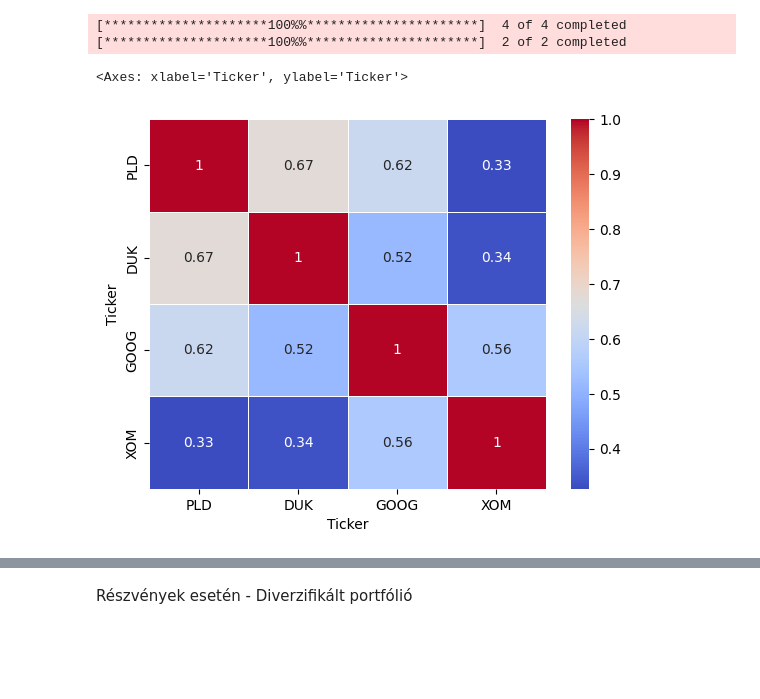
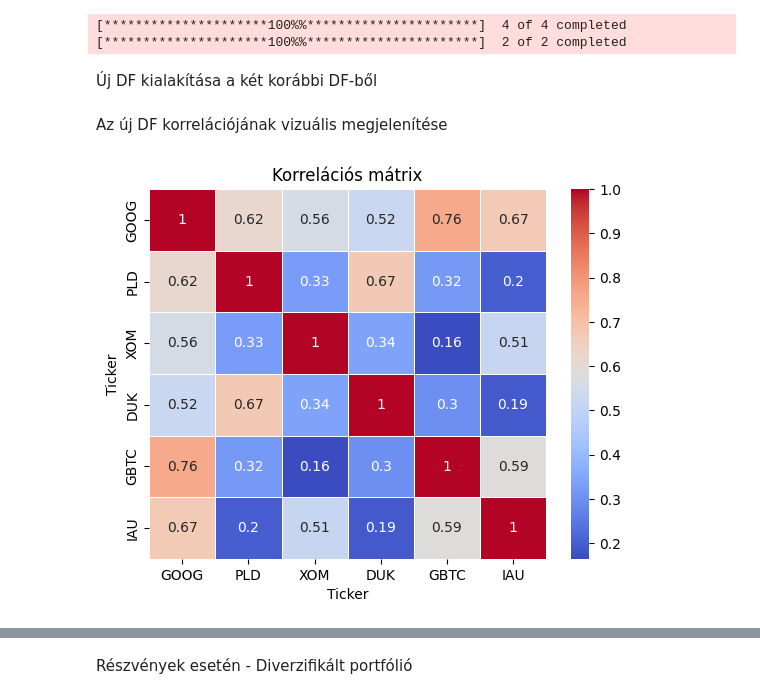
Before and after one commit to datavers/portfolio_idea, a Jupyter notebook: Portfolio.ipynb, the cells around one changed output, grey strips where cells are left out. Drawn from its saved outputs; the diff is of its cells as text; code cells hidden in the pictures; blank space fills up the shorter version.

```diff
--- a/Portfolio.ipynb
+++ b/Portfolio.ipynb
@@ -247,3 +196,5 @@ stocks_close.columns = stocks_close.columns.get_level_values(0)
 
 others_close = others_data.xs("Close", level=1, axis=1)
 others_close.columns = others_close.columns.get_level_values(0)
+# %% [markdown]
+Új DF kialakítása a két korábbi DF-ből
@@ -250,5 +203,9 @@ others_close.columns = others_close.columns.get_level_values(0)
+# %% [markdown]
+Az új DF korrelációjának vizuális megjelenítése
 # %%
-sns.heatmap(stocks_close.corr(), annot=True, cmap='coolwarm', linewidths=0.5)
+portfolio_matrix = mixed_portfolio.corr()
+sns.heatmap(mixed_portfolio.corr(), annot=True, cmap='coolwarm', linewidths=0.5)
+plt.title("Korrelációs mátrix")
+plt.show()
 # %% [output]
-<Axes: xlabel='Ticker', ylabel='Ticker'>
-[figure, old version]
+[figure, new version]
```
Also changed, not shown: parts of 54 cells of this notebook.
